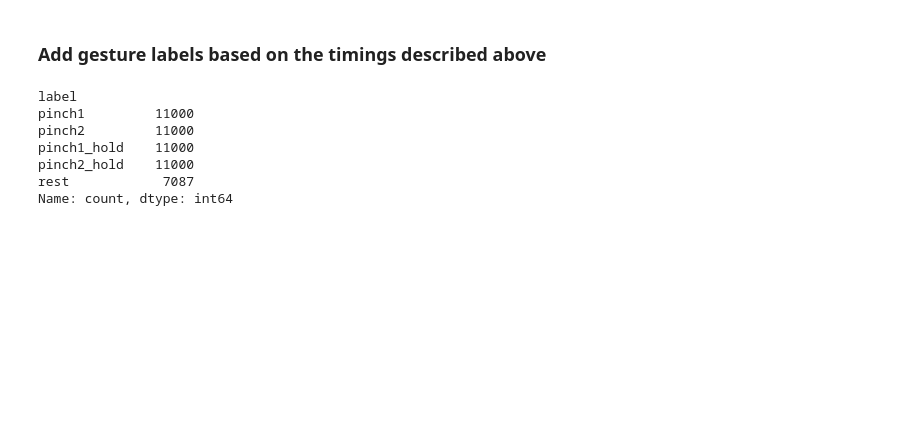
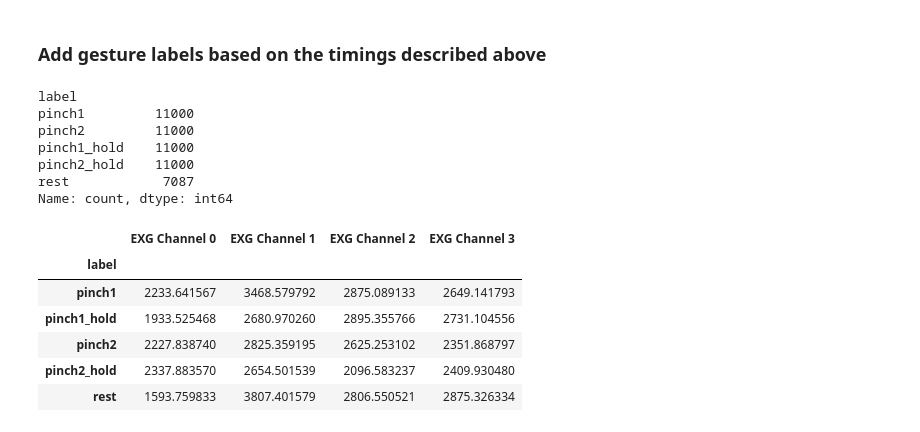
Before and after one commit to FBen3/wrist-emg, a Jupyter notebook: notebooks/01_view_emg_session1.ipynb, the cells around one changed output. Saved outputs shown, nothing was run; the diff lists cells and outputs as text; code cells hidden in the pictures; blank space fills up the shorter version.

```diff
--- a/notebooks/01_view_emg_session1.ipynb
+++ b/notebooks/01_view_emg_session1.ipynb
@@ -96,3 +112,22 @@ pinch1_hold    11000
 pinch2_hold    11000
 rest            7087
 Name: count, dtype: int64
+# %%
+# mean absolute EMG per label and channel
+ch_names = [
+    " EXG Channel 0",
+    " EXG Channel 1",
+    " EXG Channel 2",
+    " EXG Channel 3",
+]
+
+feature_by_label = (df.groupby("label")[ch_names].apply(lambda x: x.abs().mean()))
+feature_by_label
+# %% [output]
+|  | EXG Channel 0 | EXG Channel 1 | EXG Channel 2 | EXG Channel 3 |
+| label |  |  |  |  |
+| pinch1 | 2233.641567 | 3468.579792 | 2875.089133 | 2649.141793 |
+| pinch1_hold | 1933.525468 | 2680.970260 | 2895.355766 | 2731.104556 |
+| pinch2 | 2227.838740 | 2825.359195 | 2625.253102 | 2351.868797 |
+| pinch2_hold | 2337.883570 | 2654.501539 | 2096.583237 | 2409.930480 |
+| rest | 1593.759833 | 3807.401579 | 2806.550521 | 2875.326334 |
```
Also changed, not shown: parts of 3 cells of this notebook.
